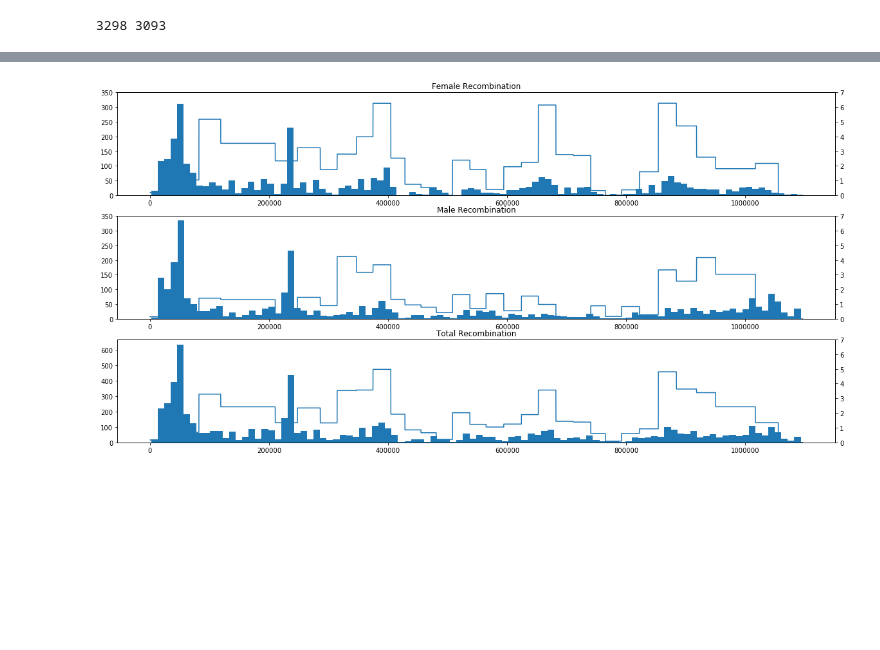
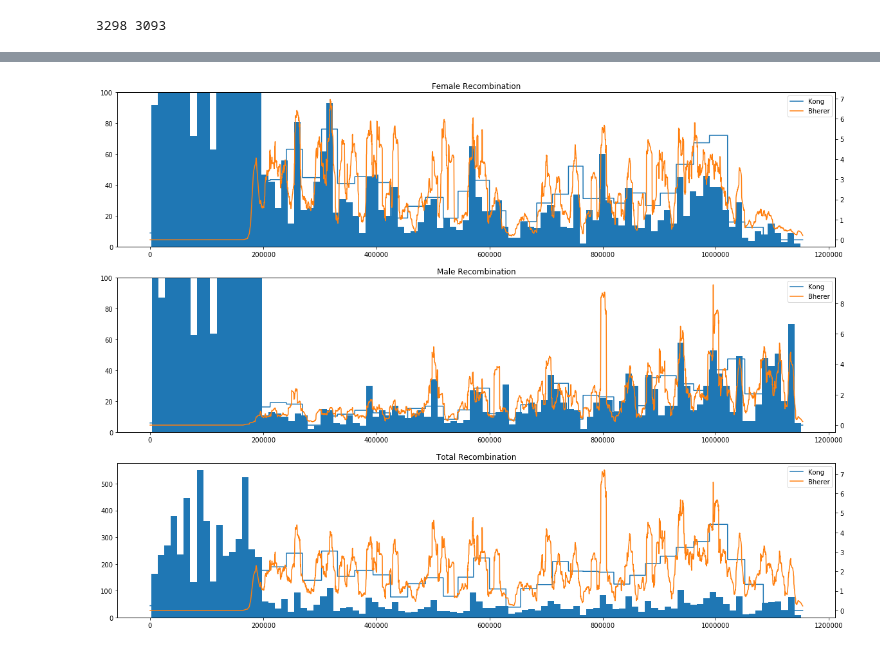
Before and after one commit to kpaskov/PhasingFamilies, a Jupyter notebook: Noncoding-Feature-Representation.ipynb, the cells around one changed output, grey strips where cells are left out. Saved outputs shown, nothing was run; the diff lists cells and outputs as text; code cells hidden in the pictures; blank space fills up the shorter version.

```diff
--- a/Noncoding-Feature-Representation.ipynb
+++ b/Noncoding-Feature-Representation.ipynb
@@ -102,0 +15,7 @@ print(m, n)
+# %%
+# Pull variants
+variants = []
+with open('v34.%s.txt' % chromosome, 'r') as f:
+    for line in f:
+        variants.append(int(line.strip()))
+print(variants[:10], variants[-10:])
@@ -158,3 +82,15 @@ paternal_recombinations.sort()
 print(len(maternal_recombinations), len(paternal_recombinations))
 # %% [output]
 3298 3093
+# %%
+chromosome = '21'
+maternal_recombinations = []
+paternal_recombinations = []
+with open('recomb%s.txt' % chromosome, 'r') as f:
+    for line in f:
+        pieces = line.strip().split('\t')
+        if pieces[1] == 'M':
+            maternal_recombinations.append(int(pieces[0]))
+        else:
+            paternal_recombinations.append(int(pieces[0]))
+print(len(maternal_recombinations), len(paternal_recombinations))
@@ -161,6 +99,6 @@ print(len(maternal_recombinations), len(paternal_recombinations))
 # %%
 variants = []
-with open('v34.22.txt', 'r') as f:
+with open('v34.%s.txt' % chromosome, 'r') as f:
     for line in f:
         variants.append(int(line.strip()))
 # %%
@@ -211,31 +194,37 @@ NameError: name 'variants' is not defined
 # %%
-plt.figure(figsize=(20,10))
+plt.figure(figsize=(20,15))
 ax1 = plt.subplot(3, 1, 1)
 ax1.hist(maternal_recombinations, bins=100)
-ax1.set_ylim([0, 350])
+ax1.set_ylim([0, 100])
 ax2 = ax1.twinx()
-ax2.plot(rec_female, label='Female Recomb')
-ax2.set_ylim([0, 7])
+ax2.plot(rec_female, label='Kong')
+ax2.plot(new_rec_female, label='Bherer')
+#ax2.set_ylim([0, 10])
+plt.legend()
 plt.title('Female Recombination')
 
 ax1 = plt.subplot(3, 1, 2)
 ax1.hist(paternal_recombinations, bins=100)
-ax1.set_ylim([0, 350])
+ax1.set_ylim([0, 100])
 ax2 = ax1.twinx()
-ax2.plot(rec_male, label='Male Recomb')
-ax2.set_ylim([0, 7])
+ax2.plot(rec_male, label='Kong')
+ax2.plot(new_rec_male, label='Bherer')
+#ax2.set_ylim([0, 10])
+plt.legend()
 plt.title('Male Recombination')
 
 both_recombinations = maternal_recombinations + paternal_recombinations
 both_recombinations.sort()
 ax1 = plt.subplot(3, 1, 3)
 ax1.hist(both_recombinations, bins=100)
 #ax1.set_ylim([0, 350])
 ax2 = ax1.twinx()
-ax2.plot(rec, label='Male Recomb')
-ax2.set_ylim([0, 7])
+ax2.plot(rec, label='Kong')
+ax2.plot(new_rec, label='Bherer')
+#ax2.set_ylim([0, 10])
+plt.legend()
 plt.title('Total Recombination')
 
 plt.show()
 # %% [output]
-[figure, old version]
+[figure, new version]
```
Also changed, not shown: parts of 13 cells of this notebook, 6 other files.
